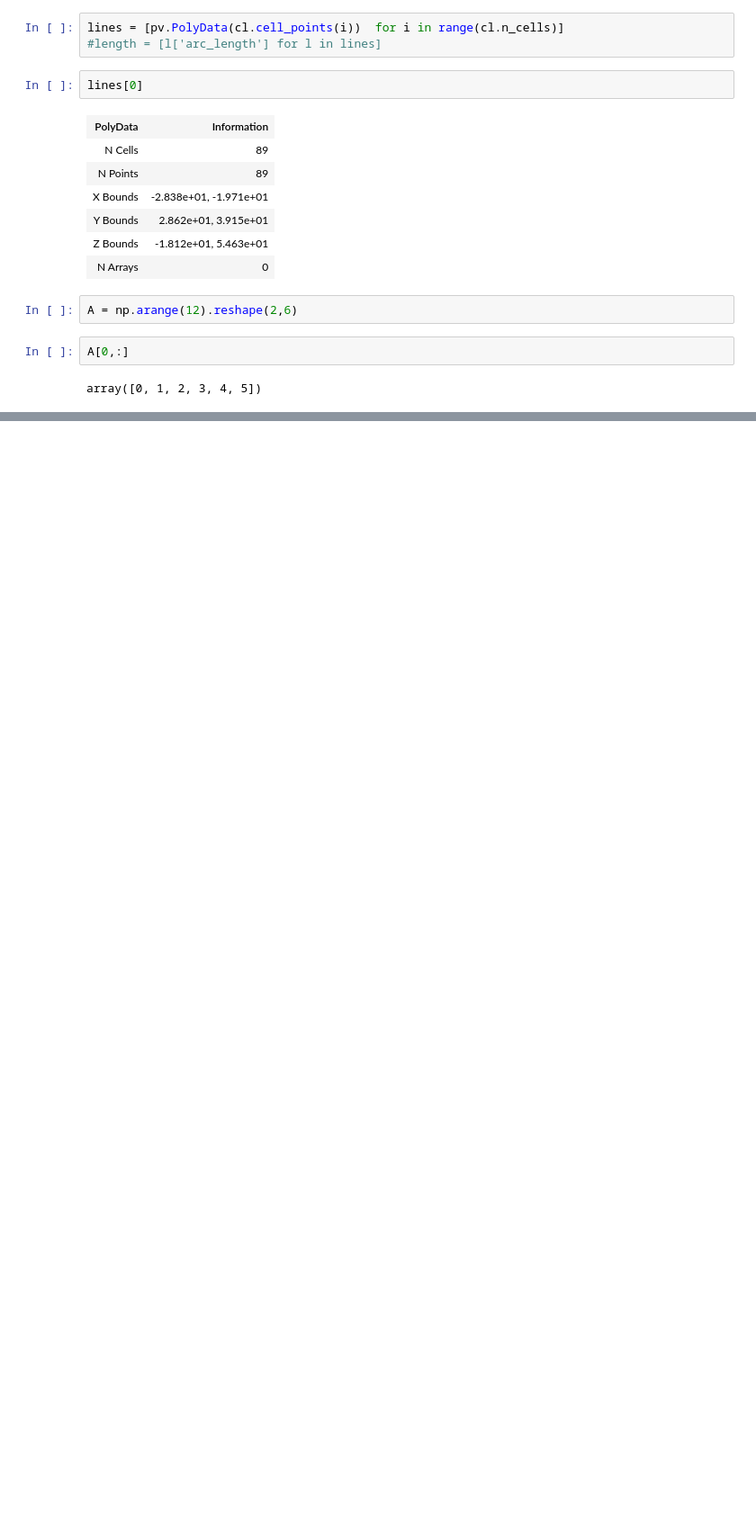
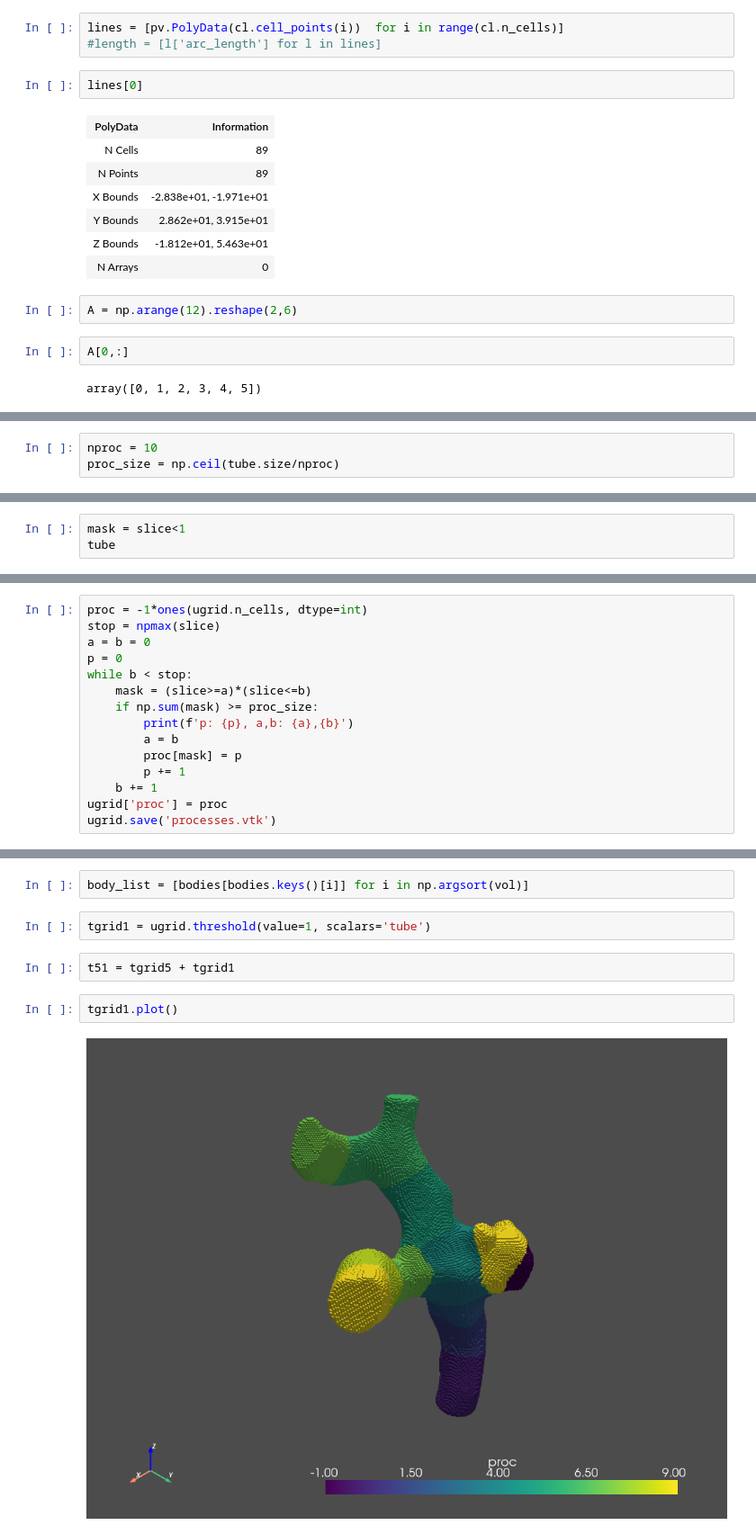
Before and after one commit to eje74/BADChIMP-cpp, a Jupyter notebook: bloodbook.ipynb, the cells around one changed output, grey strips where cells are left out. Shown: that part at 90% size. Saved outputs shown, nothing was run; the diff lists cells and outputs as text; blank space fills up the shorter version.

```diff
--- a/bloodbook.ipynb
+++ b/bloodbook.ipynb
@@ -102,0 +73,3 @@ executing.executing.NotOneValueFound: Expected one value, found 0
+# %%
+nproc = 10
+proc_size = np.ceil(tube.size/nproc)
@@ -102,0 +83,3 @@ executing.executing.NotOneValueFound: Expected one value, found 0
+# %%
+mask = slice<1
+tube
@@ -102,0 +92,15 @@ executing.executing.NotOneValueFound: Expected one value, found 0
+# %%
+proc = -1*ones(ugrid.n_cells, dtype=int)
+stop = npmax(slice)
+a = b = 0
+p = 0
+while b < stop:
+    mask = (slice>=a)*(slice<=b)
+    if np.sum(mask) >= proc_size:
+        print(f'p: {p}, a,b: {a},{b}')
+        a = b
+        proc[mask] = p
+        p += 1
+    b += 1
+ugrid['proc'] = proc
+ugrid.save('processes.vtk')
@@ -102,0 +126,10 @@ executing.executing.NotOneValueFound: Expected one value, found 0
+# %%
+body_list = [bodies[bodies.keys()[i]] for i in np.argsort(vol)]
+# %%
+tgrid1 = ugrid.threshold(value=1, scalars='tube')
+# %%
+t51 = tgrid5 + tgrid1
+# %%
+tgrid1.plot()
+# %% [output]
+[figure, added]
```
Also changed, not shown: parts of 10 cells of this notebook, 1 other file.
